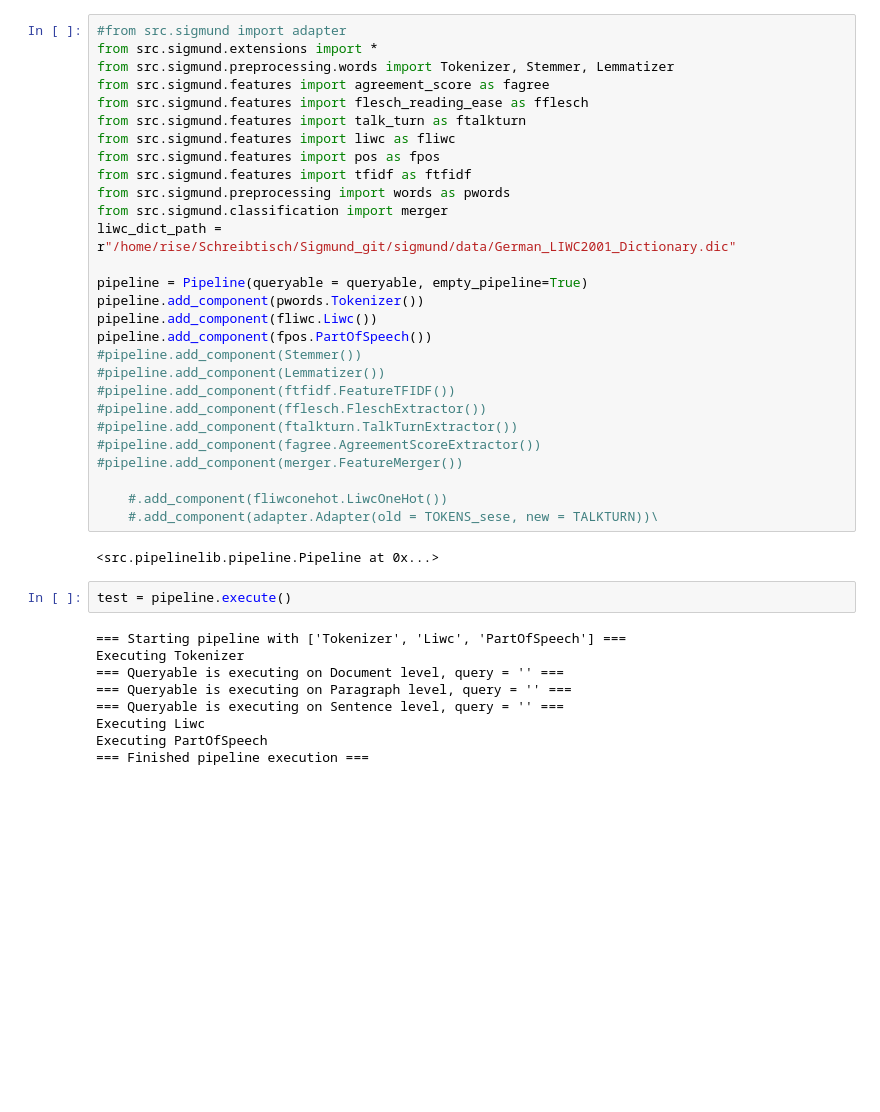
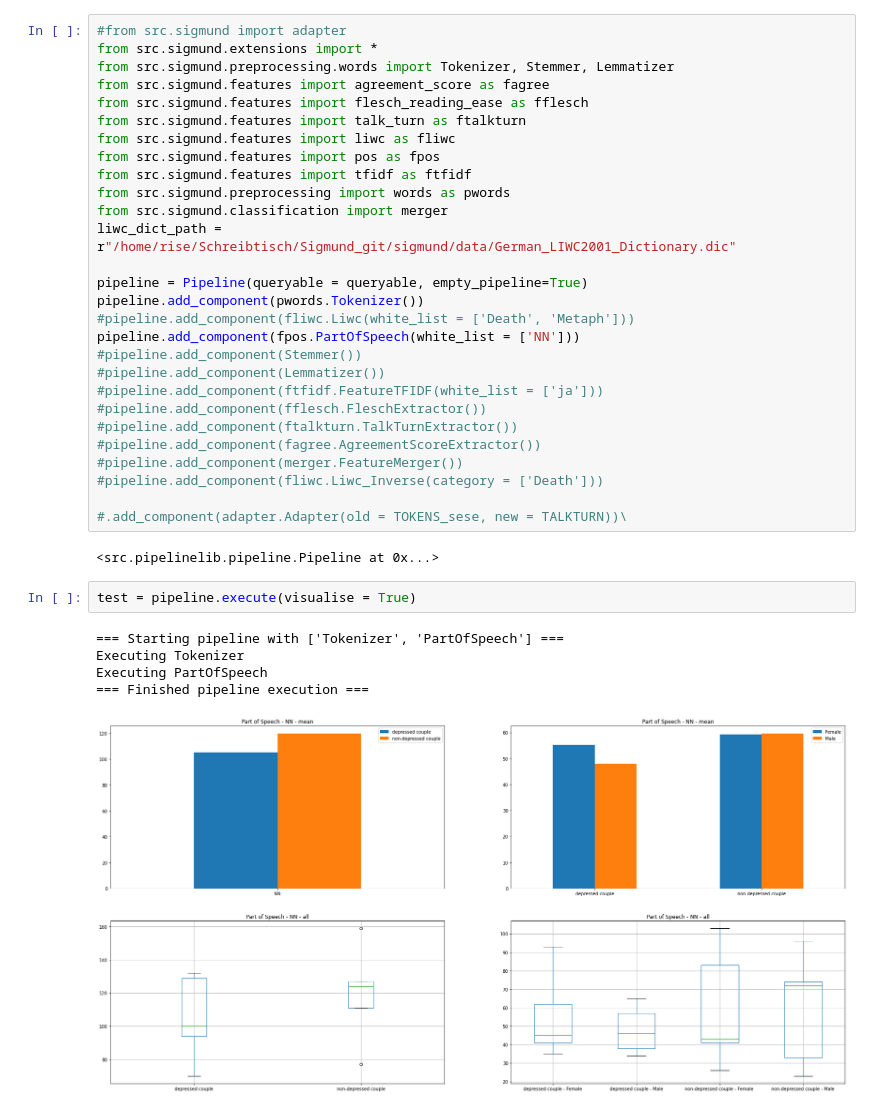
Before and after one commit to gitexa/sigmund, a Jupyter notebook: Check Component Ports.ipynb, the cells around one changed output. Saved outputs shown, nothing was run; the diff lists cells and outputs as text; blank space fills up the shorter version.

Commit message:
added visualisation , liwc-inverse search

```diff
--- a/Check Component Ports.ipynb
+++ b/Check Component Ports.ipynb
@@ -65,31 +65,28 @@ liwc_dict_path = r"/home/rise/Schreibtisch/Sigmund_git/sigmund/data/German_LIWC2
 
 pipeline = Pipeline(queryable = queryable, empty_pipeline=True)
 pipeline.add_component(pwords.Tokenizer())
-pipeline.add_component(fliwc.Liwc())
-pipeline.add_component(fpos.PartOfSpeech())
+#pipeline.add_component(fliwc.Liwc(white_list = ['Death', 'Metaph']))
+pipeline.add_component(fpos.PartOfSpeech(white_list = ['NN']))
 #pipeline.add_component(Stemmer())
 #pipeline.add_component(Lemmatizer())
-#pipeline.add_component(ftfidf.FeatureTFIDF())
+#pipeline.add_component(ftfidf.FeatureTFIDF(white_list = ['ja']))
 #pipeline.add_component(fflesch.FleschExtractor())
 #pipeline.add_component(ftalkturn.TalkTurnExtractor())
 #pipeline.add_component(fagree.AgreementScoreExtractor())
 #pipeline.add_component(merger.FeatureMerger())
+#pipeline.add_component(fliwc.Liwc_Inverse(category = ['Death']))
 
-    #.add_component(fliwconehot.LiwcOneHot())
-    #.add_component(adapter.Adapter(old = TOKENS_sese, new = TALKTURN))\
+#.add_component(adapter.Adapter(old = TOKENS_sese, new = TALKTURN))\
 # %% [output]
 <src.pipelinelib.pipeline.Pipeline at 0x...>
 # %%
-test = pipeline.execute()
+test = pipeline.execute(visualise = True)
 # %% [output]
-=== Starting pipeline with ['Tokenizer', 'Liwc', 'PartOfSpeech'] ===
+=== Starting pipeline with ['Tokenizer', 'PartOfSpeech'] ===
 Executing Tokenizer
-=== Queryable is executing on Document level, query = '' ===
-=== Queryable is executing on Paragraph level, query = '' ===
-=== Queryable is executing on Sentence level, query = '' ===
-Executing Liwc
 Executing PartOfSpeech
 === Finished pipeline execution ===
+[figure, added]
 # %%
 display(test)
 # %% [output]
```
Also changed, not shown: parts of 5 cells of this notebook, 6 other files.
